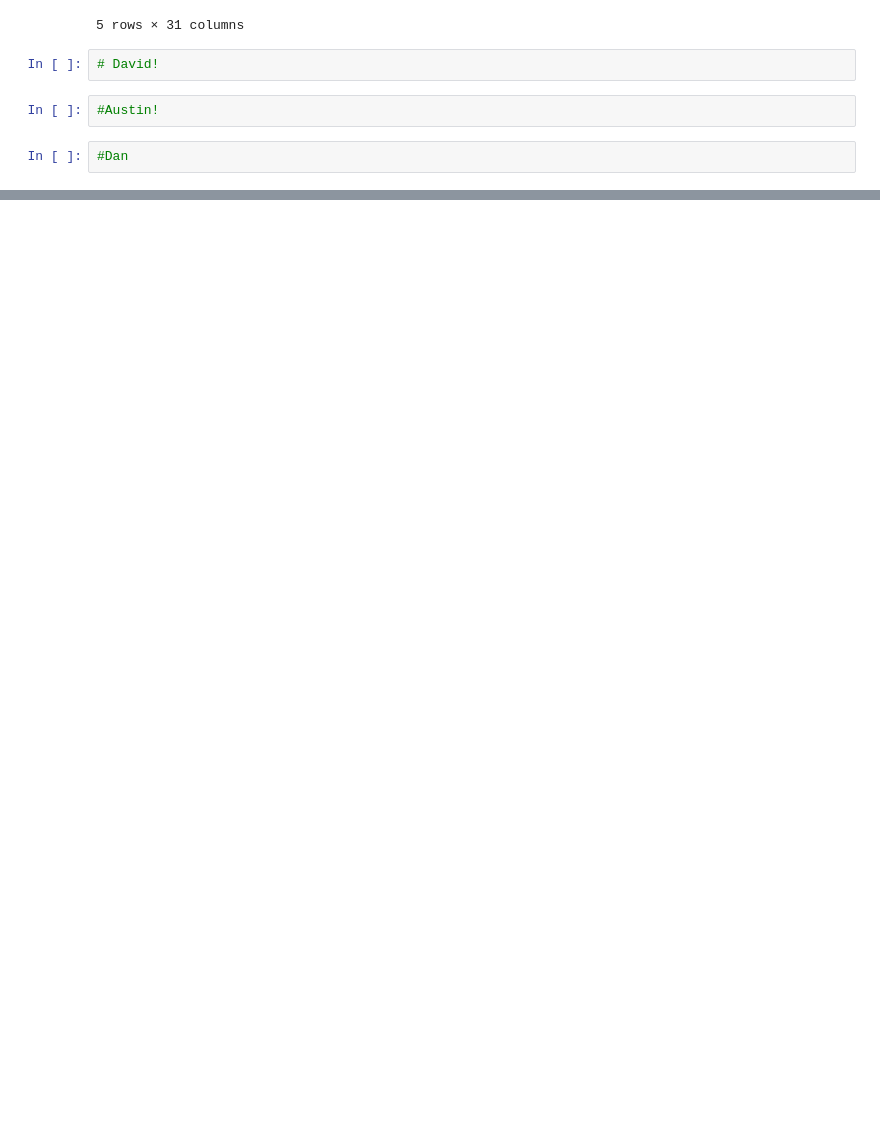
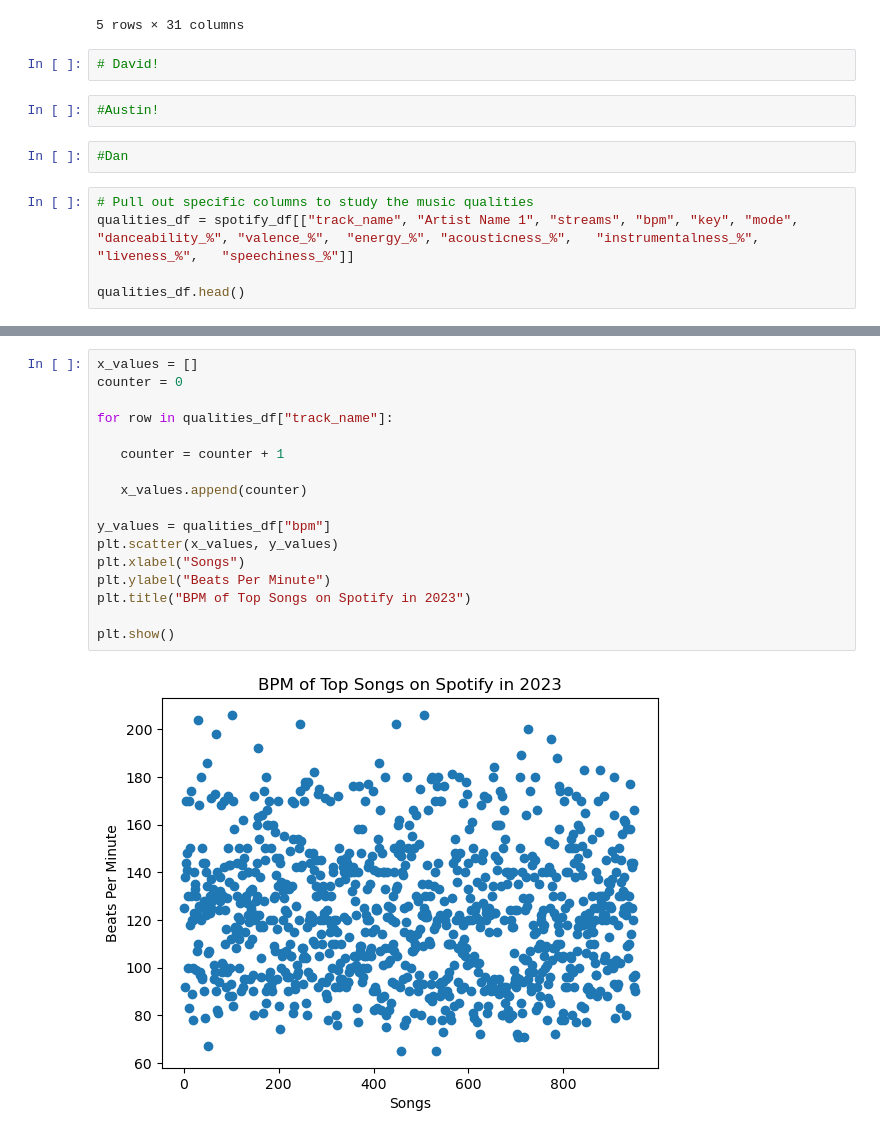
Before and after one commit to d6kramer/project-1-group-08, a Jupyter notebook: starter_notebook.ipynb, the cells around one changed output, grey strips where cells are left out. Cells and saved outputs as stored; diff of their text form; blank space fills up the shorter version.

```diff
--- a/starter_notebook.ipynb
+++ b/starter_notebook.ipynb
@@ -25,3 +26,8 @@ spotify_df.head()
 #Austin!
 # %%
 #Dan
+# %%
+# Pull out specific columns to study the music qualities
+qualities_df = spotify_df[["track_name", "Artist Name 1", "streams", "bpm", "key", "mode", "danceability_%", "valence_%",	"energy_%",	"acousticness_%",	"instrumentalness_%",	"liveness_%",	"speechiness_%"]]
+
+qualities_df.head()
@@ -27,0 +79,19 @@ spotify_df.head()
+# %%
+x_values = []
+counter = 0
+
+for row in qualities_df["track_name"]:
+
+   counter = counter + 1
+
+   x_values.append(counter)
+
+y_values = qualities_df["bpm"]
+plt.scatter(x_values, y_values)
+plt.xlabel("Songs")
+plt.ylabel("Beats Per Minute")
+plt.title("BPM of Top Songs on Spotify in 2023")
+
+plt.show()
+# %% [output]
+[figure, added]
```
Also changed, not shown: parts of 17 cells of this notebook.
